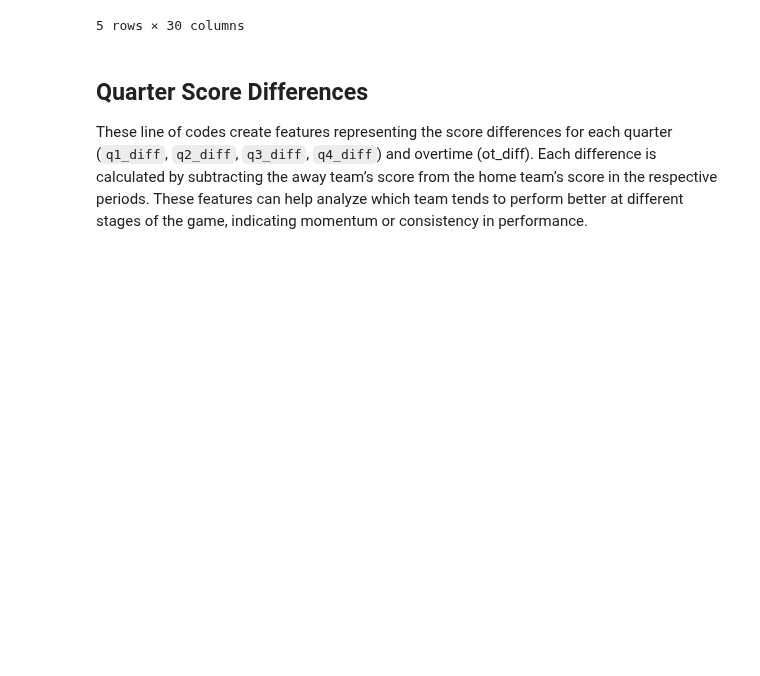
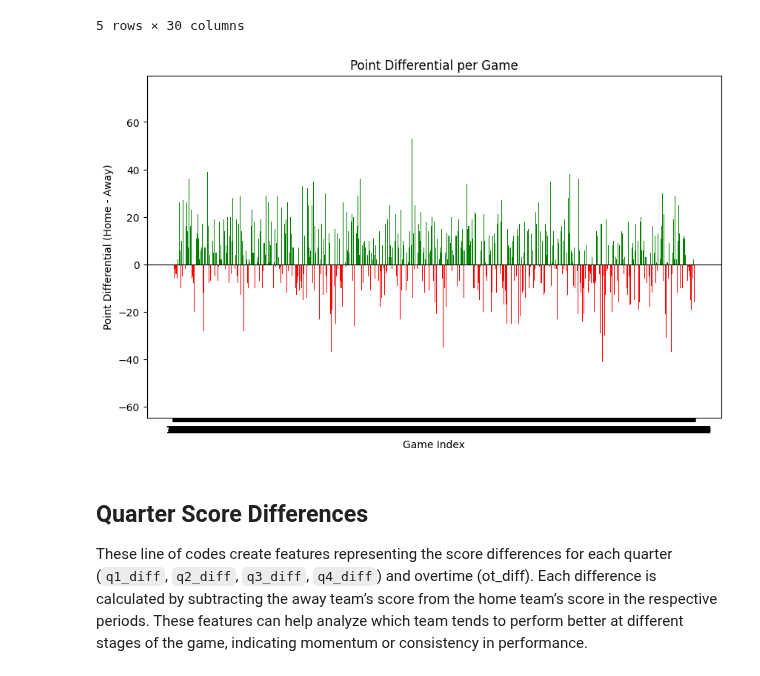
Before and after one commit to shrimpeu/Predictive-Analytics-for-a-Betting-Gaming-Platform, a Jupyter notebook: Data_Cleaning_and_Preprocessing.ipynb, the cells around one changed output. Cells and saved outputs as stored; diff of their text form; code cells hidden in the pictures; blank space fills up the shorter version.

```diff
--- a/Data_Cleaning_and_Preprocessing.ipynb
+++ b/Data_Cleaning_and_Preprocessing.ipynb
@@ -182,6 +193,18 @@ nba_copy.head()
 | 3 | 2008 | 2007-10-31 | 1 | 0 | phi | tor | 97 | 106 | 22 | 28 | ... |
 | 4 | 2008 | 2007-10-31 | 1 | 0 | wsh | ind | 110 | 119 | 23 | 22 | ... |
 5 rows × 30 columns
+# %%
+# Plotting the point differential
+plt.figure(figsize=(10, 6))
+plt.bar(nba_copy.index, nba_copy['point_diff'], color=['green' if x > 0 else 'red' for x in nba_copy['point_diff']])
+plt.axhline(0, color='black', linewidth=0.8)
+plt.title('Point Differential per Game')
+plt.xlabel('Game Index')
+plt.ylabel('Point Differential (Home - Away)')
+plt.xticks(nba_copy.index)
+plt.show()
+# %% [output]
+[figure, added]
 # %% [markdown]
 ## Quarter Score Differences
 
```
Also changed, not shown: parts of 2 cells of this notebook.
